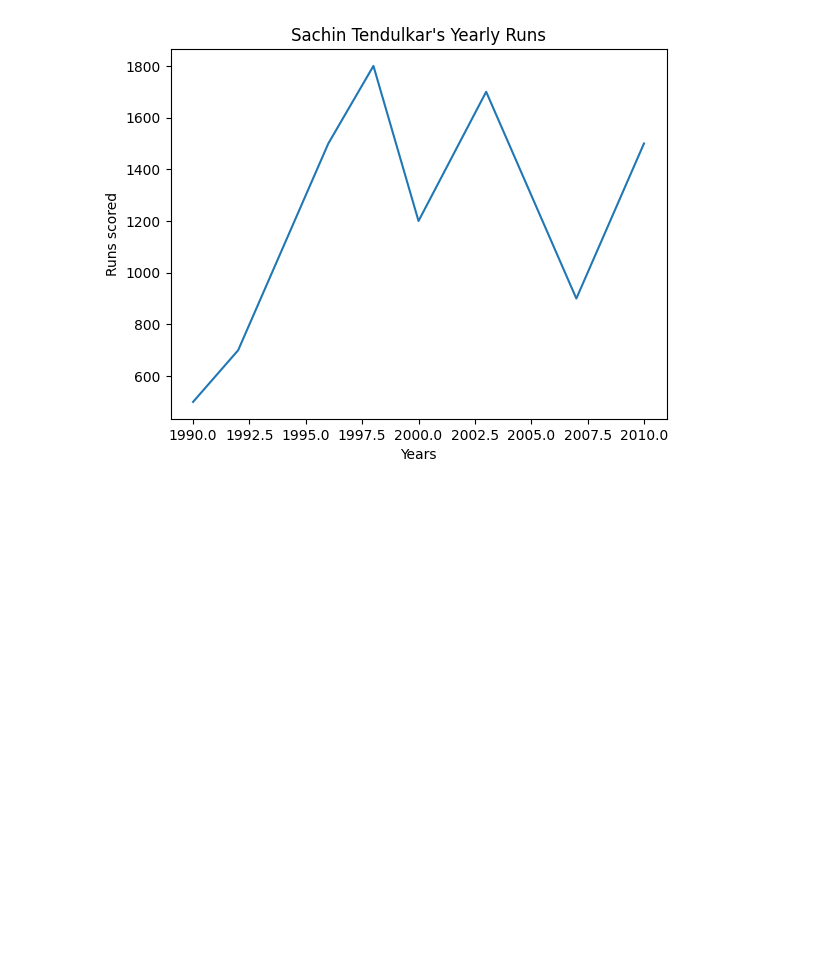
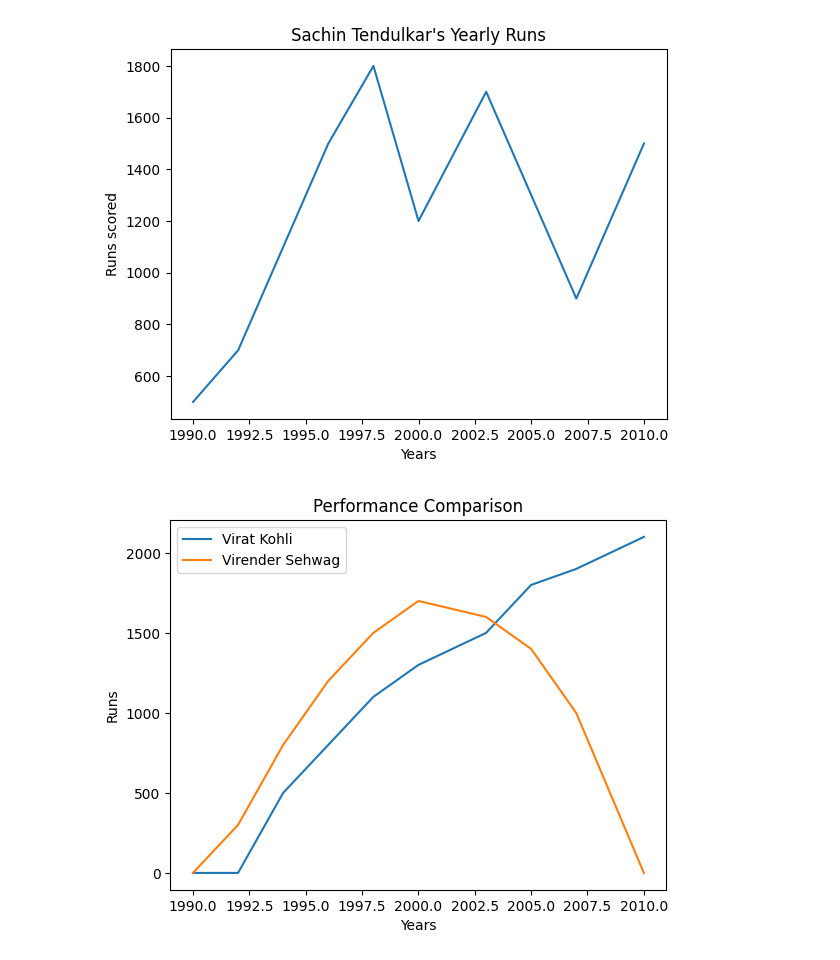
Before and after one commit to krishroy321/coders_of_delhi, a Jupyter notebook: Data Visualization using Matplotlib and Seaborn/PlottingCharts.ipynb, the cells around one changed output. Cells and saved outputs as stored; diff of their text form; code cells hidden in the pictures; blank space fills up the shorter version.

Commit message:
Implement code changes to enhance functionality and improve performance

```diff
--- a/Data Visualization using Matplotlib and Seaborn/PlottingCharts.ipynb
+++ b/Data Visualization using Matplotlib and Seaborn/PlottingCharts.ipynb
@@ -21,3 +21,17 @@ plt.title("Sachin Tendulkar's Yearly Runs")
 # %% [output]
 Text(0.5, 1.0, "Sachin Tendulkar's Yearly Runs")
 [figure]
+# %%
+kohli = [0,0,500,800,1100,1300,1500,1800,1900,2100]
+sehwag = [0,300,800,1200,1500,1700,1600,1400,1000,0]
+
+plt.plot(years,kohli , label="Virat Kohli")
+plt.plot(years,sehwag,label="Virender Sehwag")
+
+plt.xlabel("Years")
+plt.ylabel("Runs")
+plt.title("Performance Comparison")
+plt.legend()
+plt.show()
+# %% [output]
+[figure, added]
```
Also changed, not shown: parts of 1 cell of this notebook.
